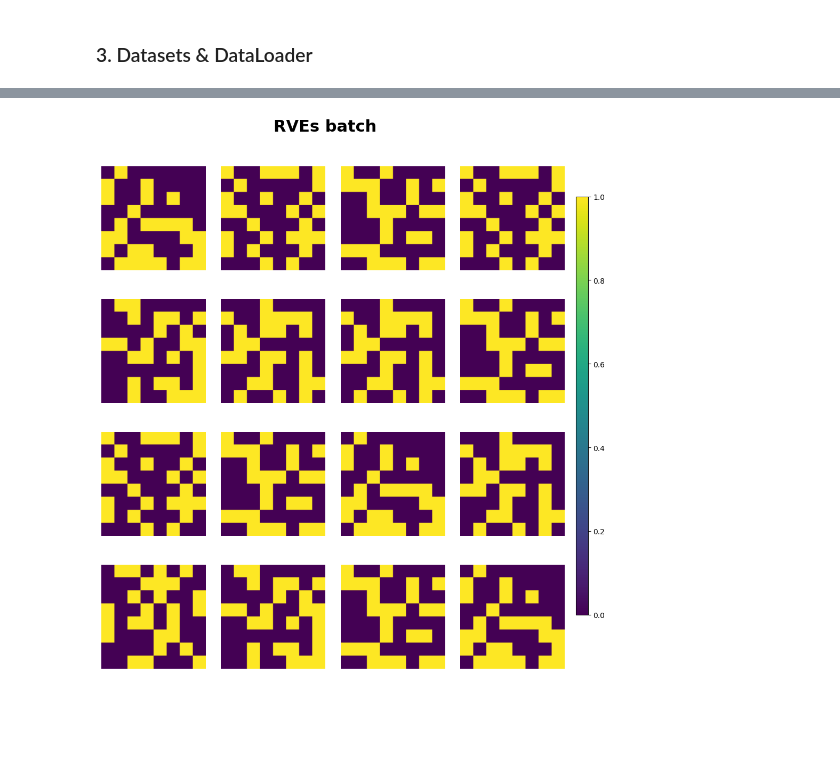
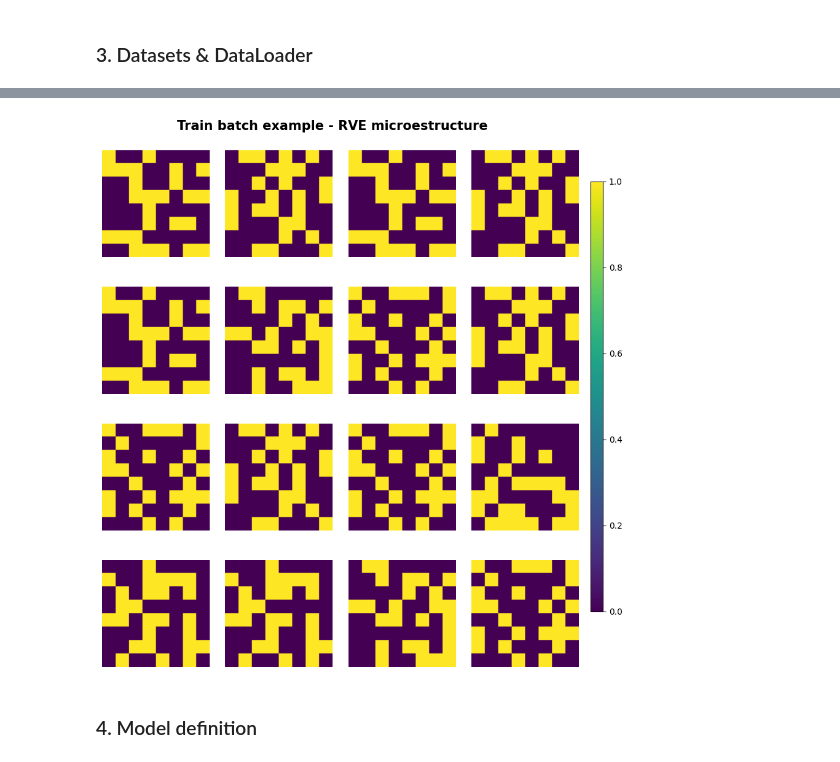
Before and after one commit to bdesia/feinn_project, a Jupyter notebook: notebooks/RVE_data_generation/RVE_FNOtraining.ipynb, the cells around one changed output, grey strips where cells are left out. Cells and saved outputs as stored; diff of their text form; code cells hidden in the pictures; blank space fills up the shorter version.

```diff
--- a/notebooks/RVE_data_generation/RVE_FNOtraining.ipynb
+++ b/notebooks/RVE_data_generation/RVE_FNOtraining.ipynb
@@ -72,53 +99,46 @@ y_local shape : torch.Size([16, 3, 96, 96])
 # %%
-def show_phase_batch(dataloader,
-                     title="RVEs batch",
-                     max_images=32,
-                     nrow=8,
-                     wspace=0.15,
-                     hspace=0.15,
+def show_batch_channels(dataloader: DataLoader,
+                     channel: int = 0,
+                     title: str = "RVEs batch",
+                     nrow: int = 8,
+                     space: float = 0.15,
                      ):
 
     x_local, _, _ = next(iter(dataloader))
-    # Channel 0 → phase (B, 1, H, W)
-    x_local = x_local[:, 0:1].cpu()
+    x_local = x_local[:, channel:(channel+1)].cpu()     # only for selected channel
 
-    # Normalization Min-Max [0,1]
-    x_min = x_local.min()
-    x_max = x_local.max()
-    x_vis = (x_local - x_min) / (x_max - x_min + 1e-8)
-
-    n_images = min(max_images, x_vis.shape[0])
-    x_vis = x_vis[:n_images]
+    n_images = x_local.shape[0]
 
     # Grid
     nrow = min(nrow, int(np.ceil(np.sqrt(n_images))))
     ncol = int(np.ceil(n_images / nrow))
 
-    fig = plt.figure(figsize=(nrow*2.8, ncol*2.8), facecolor='white')
-    fig.suptitle(title, fontsize=22, y=0.98, fontweight='bold')
+    factor = 2.5
+    fig = plt.figure(figsize=(nrow*factor, ncol*factor), facecolor='white')
+    fig.suptitle(title, fontsize=15, y=0.95, fontweight='bold')
 
     # Subplots
-    gs = fig.add_gridspec(nrow, ncol, wspace=wspace, hspace=hspace)
+    gs = fig.add_gridspec(nrow, ncol, wspace=space, hspace=space)
 
     for idx in range(n_images):
         ax = fig.add_subplot(gs[idx // ncol, idx % ncol])
 
-        im = ax.imshow(x_vis[idx, 0].numpy(), cmap='viridis', vmin=0, vmax=1)
+        im = ax.imshow(x_local[idx, 0].numpy(), cmap='viridis', vmin=0, vmax=1)
 
         ax.set_facecolor('white')
         ax.axis('off')
 
-    # Ajuste final y barra de color compartida
     fig.subplots_adjust(top=.91, bottom=0.05)
     cbar_ax = fig.add_axes([0.92, 0.15, 0.02, 0.7])
     fig.colorbar(im, cax=cbar_ax,)
 
     plt.show()
-
-
-show_phase_batch(train_loader,
-                 max_images=32,
-                 nrow=8,
-                 )
-# %% [output]
-[figure, removed]
+# %%
+show_batch_channels(train_loader,
+                    channel = 0,        # Material phase
+                    title='Train batch example - RVE microestructure'
+                 )
+# %% [output]
+[figure, added]
+# %% [markdown]
+### 4. Model definition
```
Also changed, not shown: parts of 16 cells of this notebook, 3 other files.
